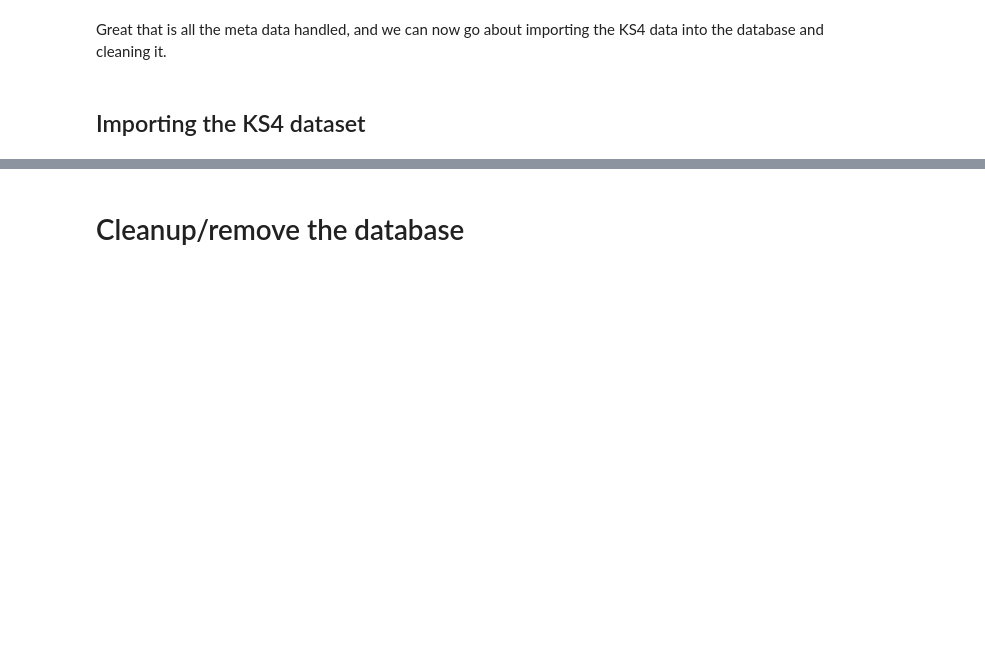
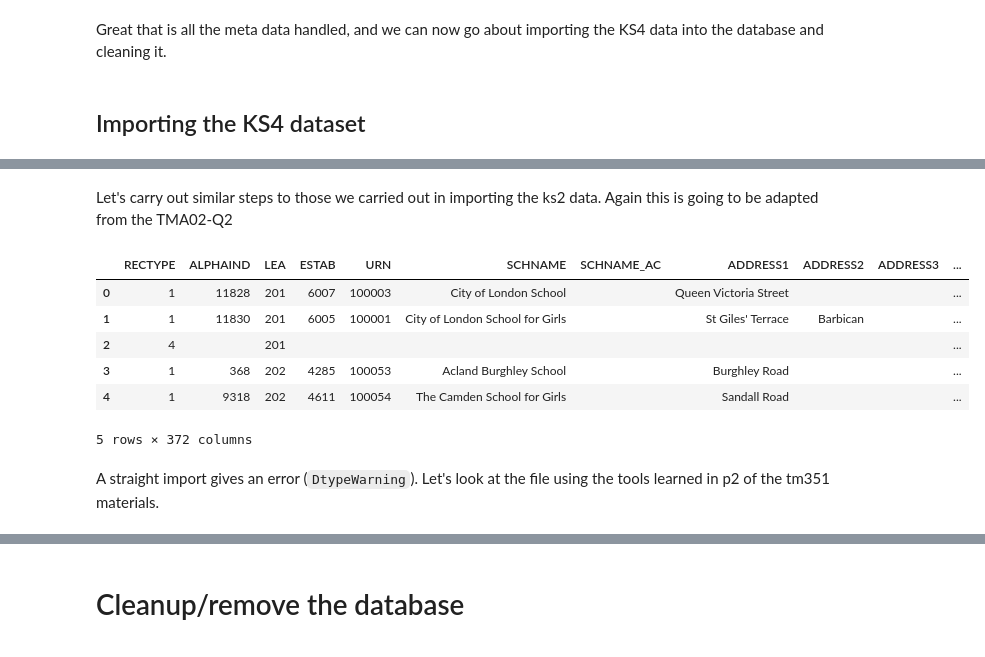
Before and after one commit to snowkuma/tm351-notebooks, a Jupyter notebook: __dcs283_EMA_2017J/_EMA_2017J/ema_project_notebook.ipynb, the cells around one changed output, grey strips where cells are left out. Drawn from its saved outputs; the diff is of its cells as text; code cells hidden in the pictures; blank space fills up the shorter version.

```diff
--- a/__dcs283_EMA_2017J/_EMA_2017J/ema_project_notebook.ipynb
+++ b/__dcs283_EMA_2017J/_EMA_2017J/ema_project_notebook.ipynb
@@ -654,0 +677,15 @@ Great that is all the meta data handled, and we can now go about importing the K
+# %% [markdown]
+Let's carry out similar steps to those we carried out in importing the ks2 data.  Again this is going to be adapted from the TMA02-Q2
+# %%
+ks4_df = pd.read_csv('data/2015-2016/england_ks4final.csv')
+ks4_df.head()
+# %% [output]
+|  | RECTYPE | ALPHAIND | LEA | ESTAB | URN | SCHNAME | SCHNAME_AC | ADDRESS1 | ADDRESS2 | ADDRESS3 | ... |
+| 0 | 1 | 11828 | 201 | 6007 | 100003 | City of London School |  | Queen Victoria Street |  |  | ... |
+| 1 | 1 | 11830 | 201 | 6005 | 100001 | City of London School for Girls |  | St Giles' Terrace | Barbican |  | ... |
+| 2 | 4 |  | 201 |  |  |  |  |  |  |  | ... |
+| 3 | 1 | 368 | 202 | 4285 | 100053 | Acland Burghley School |  | Burghley Road |  |  | ... |
+| 4 | 1 | 9318 | 202 | 4611 | 100054 | The Camden School for Girls |  | Sandall Road |  |  | ... |
+5 rows × 372 columns
+# %% [markdown]
+A straight import gives an error (`DtypeWarning`).  Let's look at the file using the tools learned in p2 of the tm351 materials.
```
Also changed, not shown: parts of 66 cells of this notebook, 1 other file.
